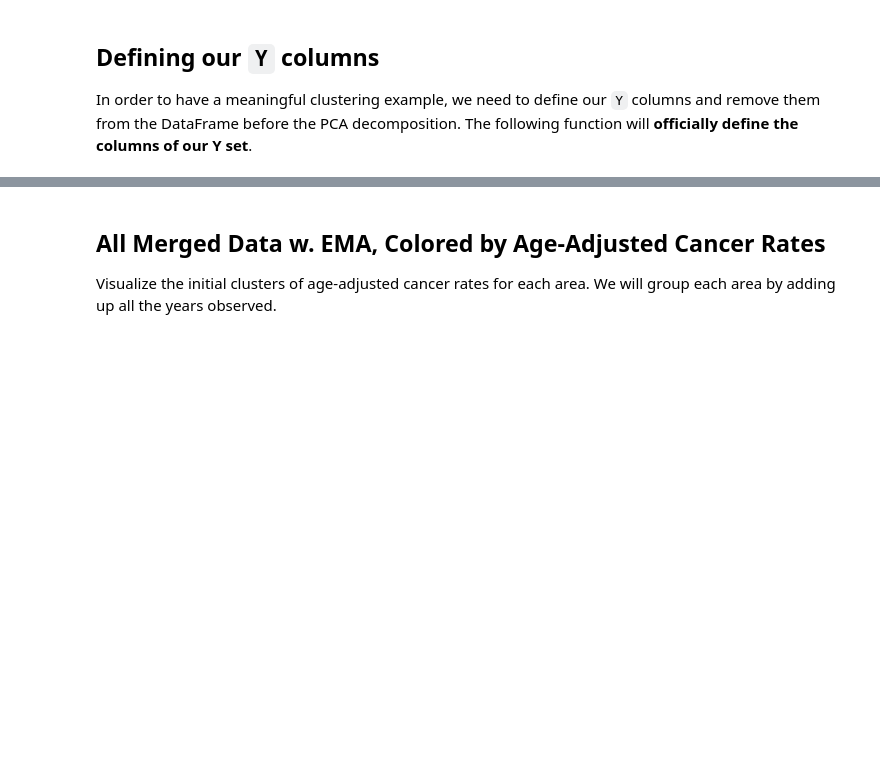
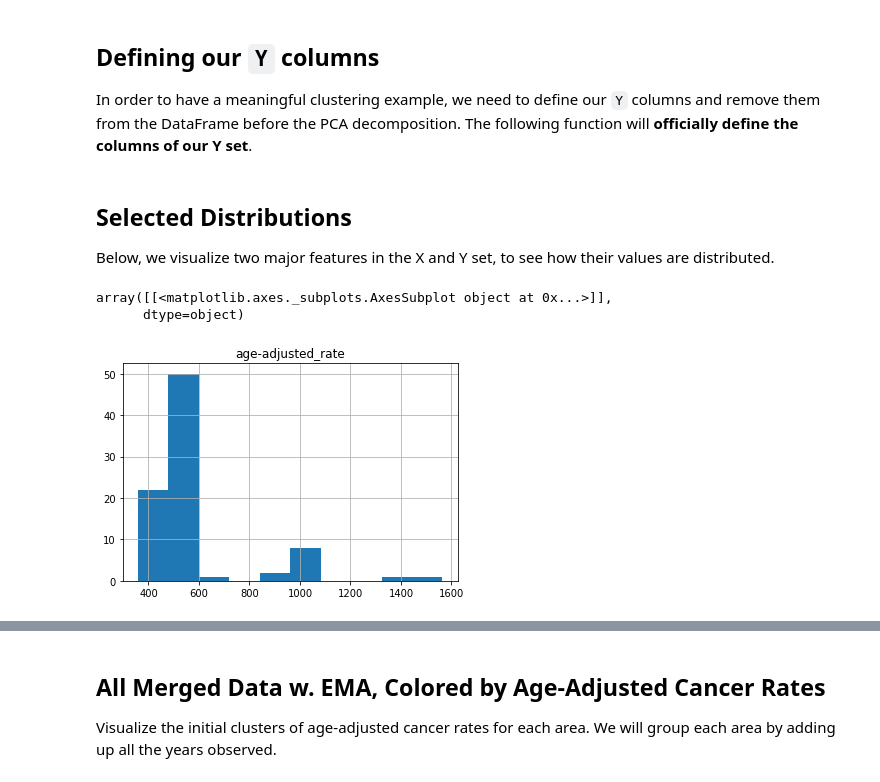
Before and after one commit to css459/pollution-impact-on-public-health, a Jupyter notebook: notebooks/Impacts of Toxic Pollution on Life Expectancy and Cancer Rates for Local Communities.ipynb, the cells around one changed output, grey strips where cells are left out. Drawn from its saved outputs; the diff is of its cells as text; code cells hidden in the pictures; blank space fills up the shorter version.

```diff
--- a/notebooks/Impacts of Toxic Pollution on Life Expectancy and Cancer Rates for Local Communities.ipynb
+++ b/notebooks/Impacts of Toxic Pollution on Life Expectancy and Cancer Rates for Local Communities.ipynb
@@ -742,3 +744,14 @@ def _in_terms(t):
 
 y_cols = [c for c in df.columns if _in_terms(c)]
 x_cols = [c for c in df.columns if c not in y_cols]
+# %% [markdown]
+## Selected Distributions
+
+Below, we visualize two major features in the X and Y set, to see how their values are distributed.
+# %%
+dfg = df[['lat', 'lon', 'age-adjusted_rate']].groupby(by=['lat', 'lon']).mean()
+dfg.hist()
+# %% [output]
+array([[<matplotlib.axes._subplots.AxesSubplot object at 0x...>]],
+      dtype=object)
+[figure, added]
```
Also changed, not shown: parts of 13 cells of this notebook, 9 other files.
